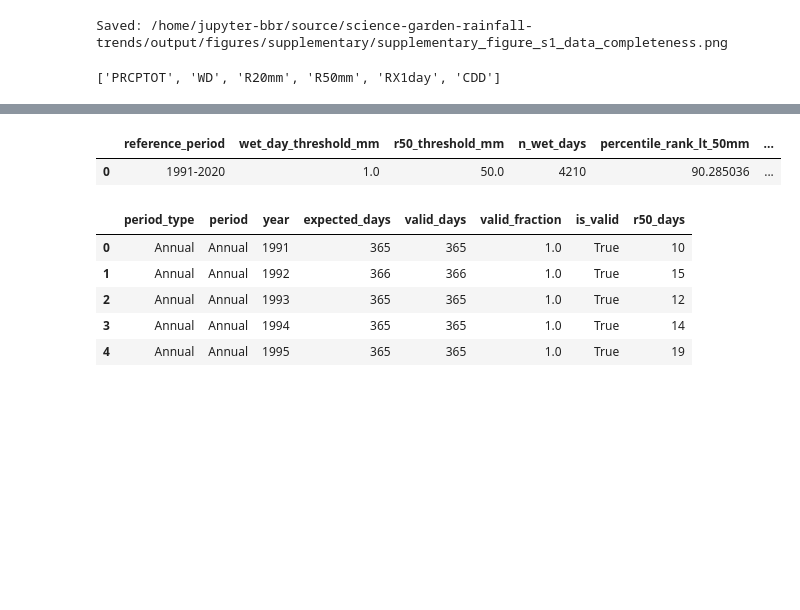
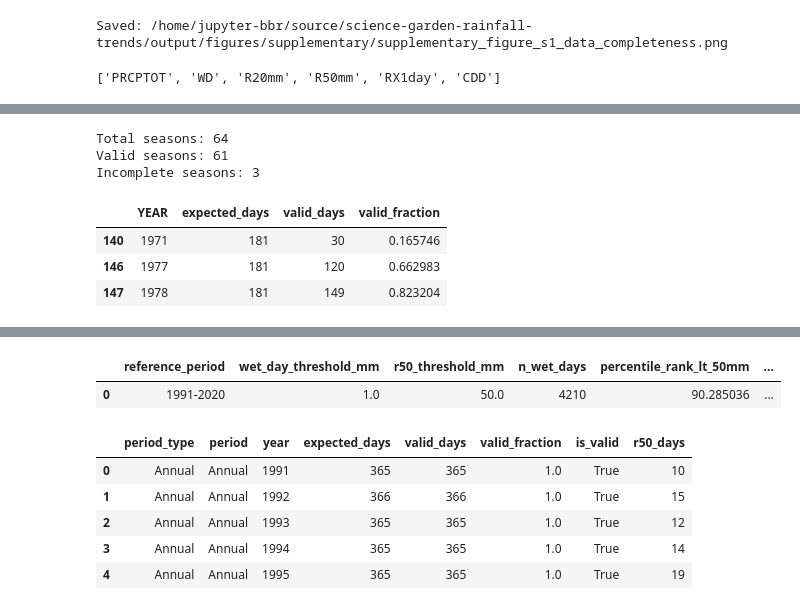
Before and after one commit to baracoma/science-garden-rainfall-trends, a Jupyter notebook: 02_analysis_and_figures.ipynb, the cells around one changed output, grey strips where cells are left out. Cells and saved outputs as stored; diff of their text form; code cells hidden in the pictures; blank space fills up the shorter version.

```diff
--- a/02_analysis_and_figures.ipynb
+++ b/02_analysis_and_figures.ipynb
@@ -3316,0 +3355,25 @@ Saved: /home/jupyter-bbr/source/science-garden-rainfall-trends/output/figures/fi
+# %%
+dry = all_period_indices.loc[
+    (all_period_indices["period"] == "Dry season (Nov-Apr)") &
+    (all_period_indices["subset"] == "all_days") &
+    (all_period_indices["YEAR"].between(1962, 2025))
+].copy()
+# %%
+print("Total seasons:", len(dry))
+print("Valid seasons:", dry["is_valid"].sum())
+print("Incomplete seasons:", (~dry["is_valid"]).sum())
+
+display(
+    dry.loc[
+        ~dry["is_valid"],
+        ["YEAR", "expected_days", "valid_days", "valid_fraction"]
+    ]
+)
+# %% [output]
+Total seasons: 64
+Valid seasons: 61
+Incomplete seasons: 3
+|  | YEAR | expected_days | valid_days | valid_fraction |
+| 140 | 1971 | 181 | 30 | 0.165746 |
+| 146 | 1977 | 181 | 120 | 0.662983 |
+| 147 | 1978 | 181 | 149 | 0.823204 |
```
Also changed, not shown: parts of 18 cells of this notebook.
